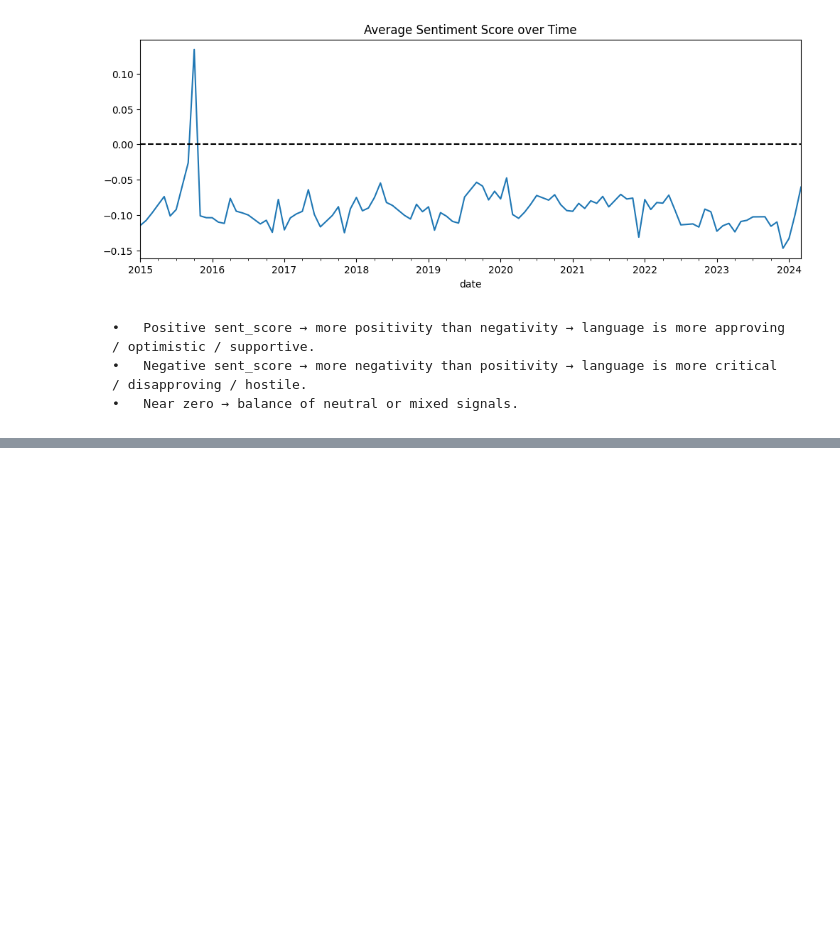
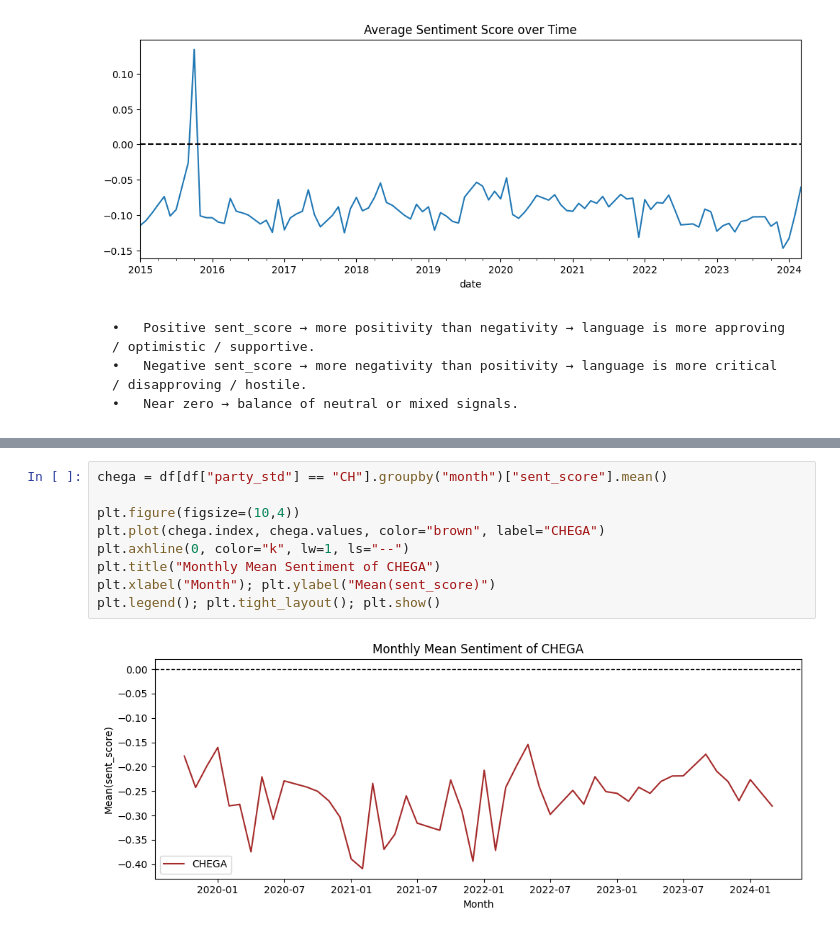
Before and after one commit to elisaonder/master-thesis, a Jupyter notebook: Sentiment_Analysis.ipynb, the cells around one changed output, grey strips where cells are left out. Saved outputs shown, nothing was run; the diff lists cells and outputs as text; blank space fills up the shorter version.

```diff
--- a/Sentiment_Analysis.ipynb
+++ b/Sentiment_Analysis.ipynb
@@ -461,0 +478,11 @@ Name: count, dtype: int64
+# %%
+chega = df[df["party_std"] == "CH"].groupby("month")["sent_score"].mean()
+
+plt.figure(figsize=(10,4))
+plt.plot(chega.index, chega.values, color="brown", label="CHEGA")
+plt.axhline(0, color="k", lw=1, ls="--")
+plt.title("Monthly Mean Sentiment of CHEGA")
+plt.xlabel("Month"); plt.ylabel("Mean(sent_score)")
+plt.legend(); plt.tight_layout(); plt.show()
+# %% [output]
+[figure, added]
```
Also changed, not shown: parts of 21 cells of this notebook.
